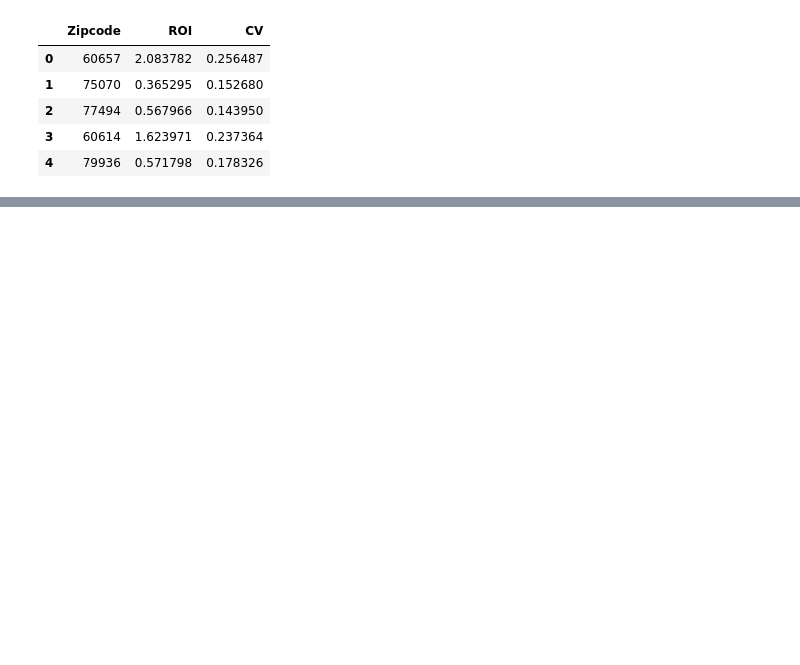
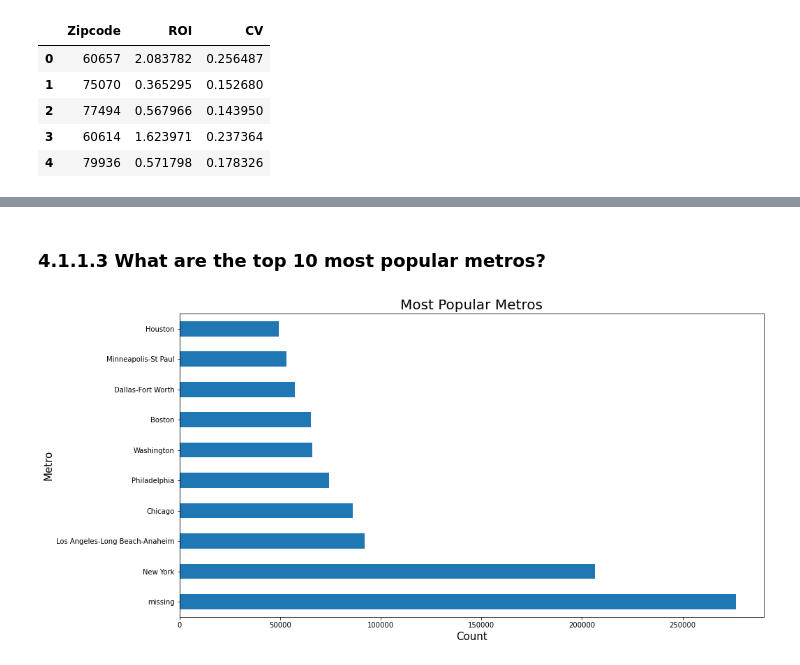
Before and after one commit to HMWIAM/P13, a Jupyter notebook: A. Main/index.ipynb, the cells around one changed output, grey strips where cells are left out. Drawn from its saved outputs; the diff is of its cells as text; code cells hidden in the pictures; blank space fills up the shorter version.

```diff
--- a/A. Main/index.ipynb
+++ b/A. Main/index.ipynb
@@ -508,0 +524,6 @@ new_df.head(5)
+# %% [markdown]
+### 4.1.1.3 What are the top 10 most popular metros?
+# %%
+plot_most_popular_categorical(new_df, "Metro")
+# %% [output]
+[figure, added]
```
Also changed, not shown: parts of 50 cells of this notebook, 8 other files.
